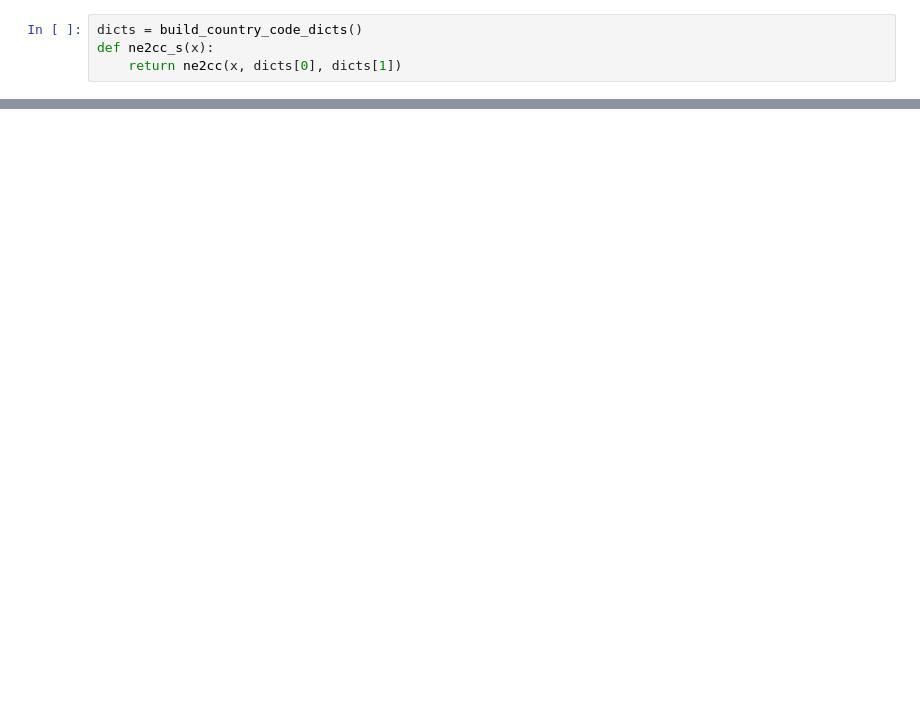
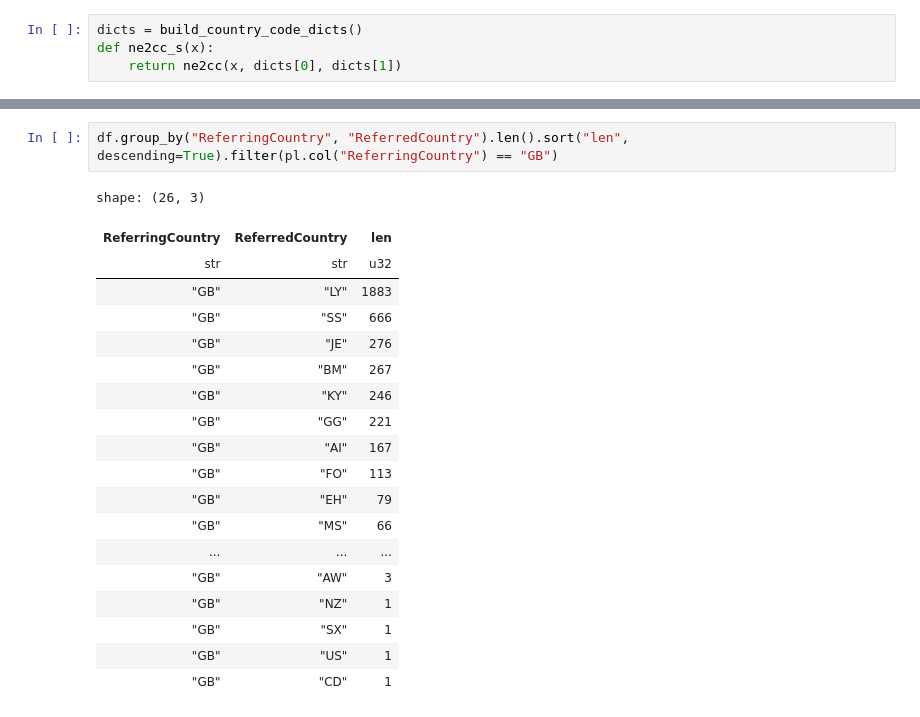
Before and after one commit to dhh25/parlianets, a Jupyter notebook: scripts/statistics/exploration.ipynb, the cells around one changed output, grey strips where cells are left out. Cells and saved outputs as stored; diff of their text form; blank space fills up the shorter version.

```diff
--- a/scripts/statistics/exploration.ipynb
+++ b/scripts/statistics/exploration.ipynb
@@ -156,0 +171,22 @@ shape: (3_938, 3)
+# %%
+df.group_by("ReferringCountry", "ReferredCountry").len().sort("len", descending=True).filter(pl.col("ReferringCountry") == "GB")
+# %% [output]
+shape: (26, 3)
+| ReferringCountry | ReferredCountry | len |
+| str | str | u32 |
+| "GB" | "LY" | 1883 |
+| "GB" | "SS" | 666 |
+| "GB" | "JE" | 276 |
+| "GB" | "BM" | 267 |
+| "GB" | "KY" | 246 |
+| "GB" | "GG" | 221 |
+| "GB" | "AI" | 167 |
+| "GB" | "FO" | 113 |
+| "GB" | "EH" | 79 |
+| "GB" | "MS" | 66 |
+| ... | ... | ... |
+| "GB" | "AW" | 3 |
+| "GB" | "NZ" | 1 |
+| "GB" | "SX" | 1 |
+| "GB" | "US" | 1 |
+| "GB" | "CD" | 1 |
```
Also changed, not shown: parts of 14 cells of this notebook, 1 other file.
